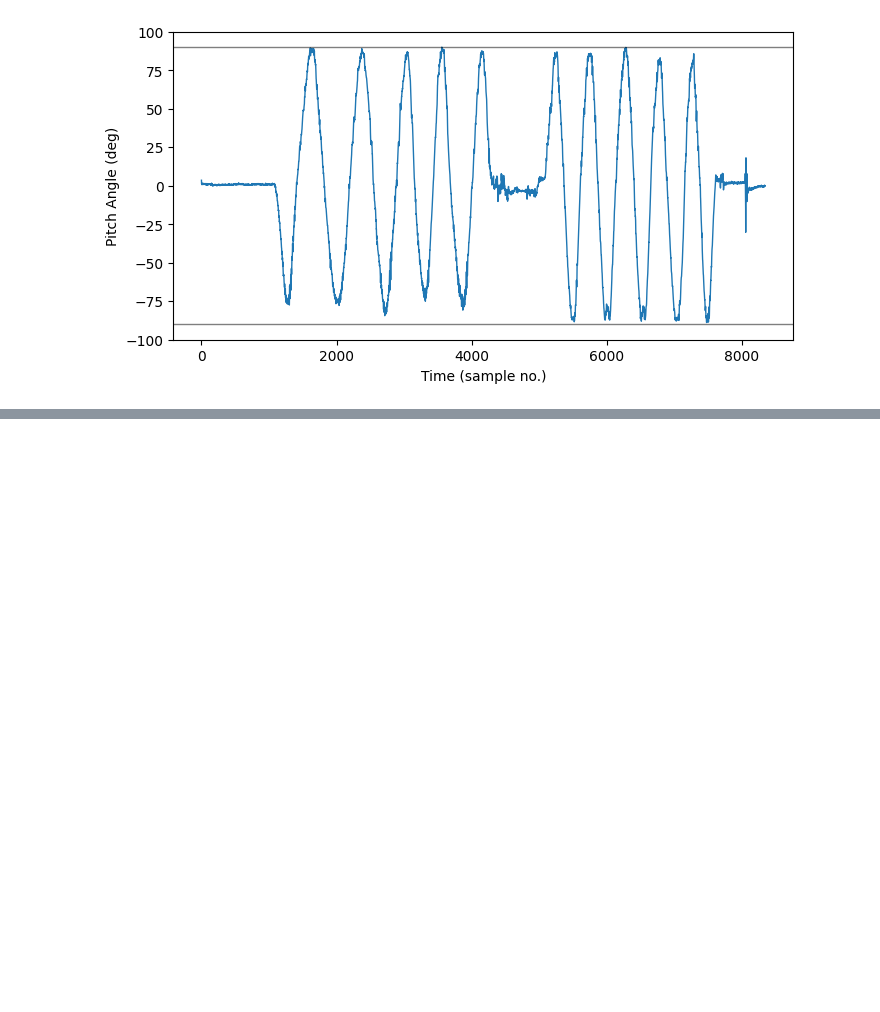
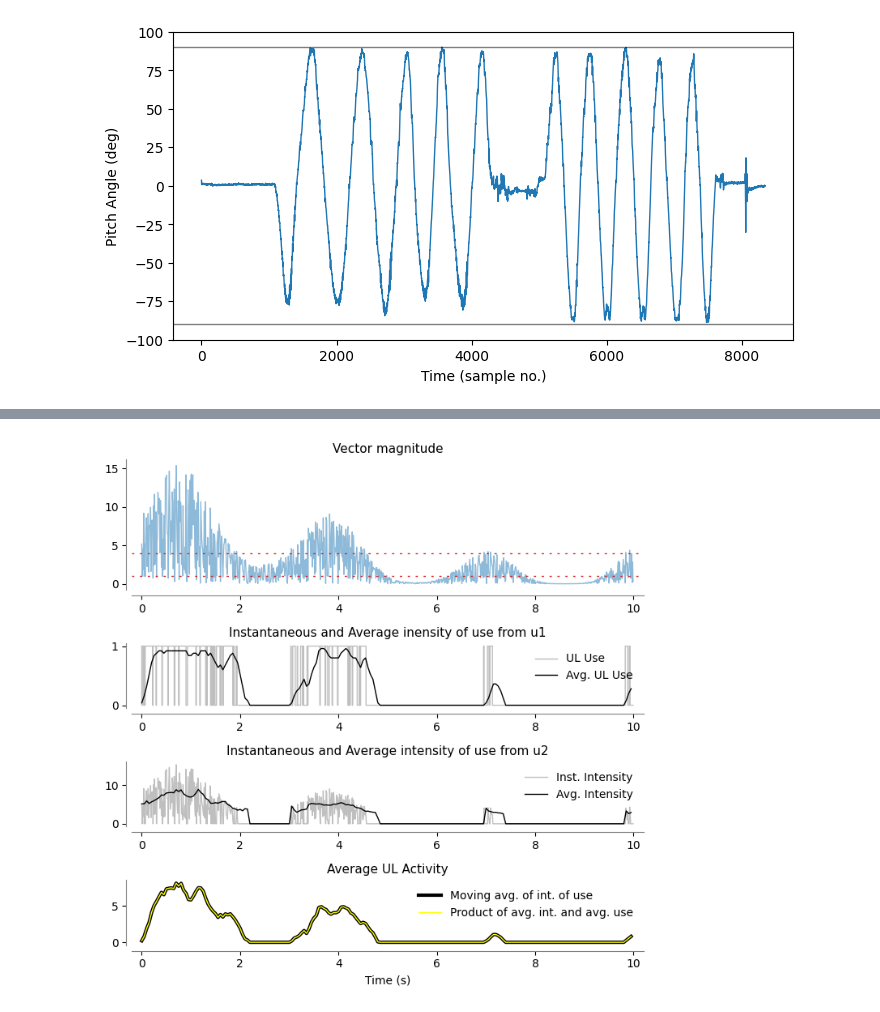
Before and after one commit to siva82kb/monalysa, a Jupyter notebook: docs/source/notebooks/ulfunctioning_analysis.ipynb, the cells around one changed output, grey strips where cells are left out. Saved outputs shown, nothing was run; the diff lists cells and outputs as text; code cells hidden in the pictures; blank space fills up the shorter version.

```diff
--- a/docs/source/notebooks/ulfunctioning_analysis.ipynb
+++ b/docs/source/notebooks/ulfunctioning_analysis.ipynb
@@ -117,0 +168,14 @@ GridSpec(3, 1, height_ratios=[2, 1, 1])
+# %%
+import numpy as np
+from monalysa.ulfunc import uluse
+from monalysa.ulfunc import ulint
+from monalysa.ulfunc import measures
+fs = 100
+t = np.arange(0, 10, 1. / fs)
+vmag = np.square(np.sin(2 * t) + np.cos(0.4 * t) + 2) * np.random.rand(len(t))
+th2l, th2h = 1, 4
+_, _use = uluse.from_vec_mag_dblth(vmag, thresh_l=th2l, thresh_h=th2h)
+_, _int = ulint.from_vec_mag(vmag, _use, 1)
+_inxu, _avgu = uluse.average_uluse(_use, windur=0.25, winshift=0.05, fs=fs)
+_inxi, _avgi = ulint.average_intuse(_int, _use, windur=0.25, winshift=0.05, fs=fs)
+_inxa, _avga = measures.average_ulactivity(_int, windur=0.25, winshift=0.05, fs=fs)
@@ -117,0 +185,63 @@ GridSpec(3, 1, height_ratios=[2, 1, 1])
+# %%
+_inxa, _avga = measures.average_ulactivity(_int, windur=0.25, winshift=0.05, fs=fs)
+# %%
+fig = plt.figure(figsize=(7, 7))
+gs = gridspec.GridSpec(4, 1, height_ratios=[2, 1, 1, 1])
+ax0 = plt.subplot(gs[0])
+ax0.plot(t, vmag, lw=1, alpha=0.5)
+ax0.axhline(th2l, lw=1, color='tab:red', ls="dashed", dashes=(2, 5))
+ax0.axhline(th2h, lw=1, color='tab:red', ls="dashed", dashes=(2, 5))
+ax0.spines['right'].set_visible(False)
+ax0.spines['top'].set_visible(False)
+ax0.spines['left'].set_position(('outward', 5))
+ax0.spines['bottom'].set_position(('outward', 5))
+ax0.spines['left'].set_color("tab:gray")
+ax0.spines['bottom'].set_color("tab:gray")
+ax0.set_xlim(-0.2, 10.2)
+ax0.set_title("Vector magnitude", fontsize=11)
+
+ax1 = plt.subplot(gs[1])
+ax1.step(t, _use, lw=1, color="k", alpha=0.25, label="UL Use")
+ax1.plot(t[_inxu], _avgu, lw=1, color="k", alpha=1, label="Avg. UL Use")
+ax1.spines['right'].set_visible(False)
+ax1.spines['top'].set_visible(False)
+ax1.spines['left'].set_position(('outward', 5))
+ax1.spines['bottom'].set_position(('outward', 5))
+ax1.spines['left'].set_color("tab:gray")
+ax1.spines['bottom'].set_color("tab:gray")
+ax1.legend(loc="upper right", frameon=False, fontsize=10)
+ax1.set_xlim(-0.2, 10.2)
+ax1.set_title("Instantaneous and Average inensity of use from u1", fontsize=11)
+
+ax2 = plt.subplot(gs[2])
+ax2.plot(t, _int, lw=1, color="k", alpha=0.25, label="Inst. Intensity")
+ax2.plot(t[_inxi], _avgi, lw=1, color="k", alpha=1, label="Avg. Intensity")
+ax2.spines['right'].set_visible(False)
+ax2.spines['top'].set_visible(False)
+ax2.spines['left'].set_position(('outward', 5))
+ax2.spines['bottom'].set_position(('outward', 5))
+ax2.spines['left'].set_color("tab:gray")
+ax2.spines['bottom'].set_color("tab:gray")
+ax2.legend(loc="upper right", frameon=False, fontsize=10)
+ax2.set_xlim(-0.2, 10.2)
+ax2.set_title("Instantaneous and Average intensity of use from u2", fontsize=11)
+
+ax3 = plt.subplot(gs[3])
+ax3.plot(t[_inxa], _avga, lw=3, color="k", alpha=1, label="Moving avg. of int. of use")
+ax3.plot(t[_inxa], _avgi * _avgu, lw=1, color="yellow", alpha=1, label="Product of avg. int. and avg. use")
+ax3.spines['right'].set_visible(False)
+ax3.spines['top'].set_visible(False)
+ax3.spines['left'].set_position(('outward', 5))
+ax3.spines['bottom'].set_position(('outward', 5))
+ax3.spines['left'].set_color("tab:gray")
+ax3.spines['bottom'].set_color("tab:gray")
+ax3.set_xlabel("Time (s)")
+ax3.legend(loc="upper right", frameon=False, fontsize=10)
+ax3.set_xlim(-0.2, 10.2)
+ax3.set_title("Average UL Activity", fontsize=11)
+
+plt.tight_layout()
+
+fig.savefig("uluse_vec_mag_act.svg", format="svg")
+# %% [output]
+[figure, added]
```
Also changed, not shown: parts of 7 cells of this notebook, 8 other files.
